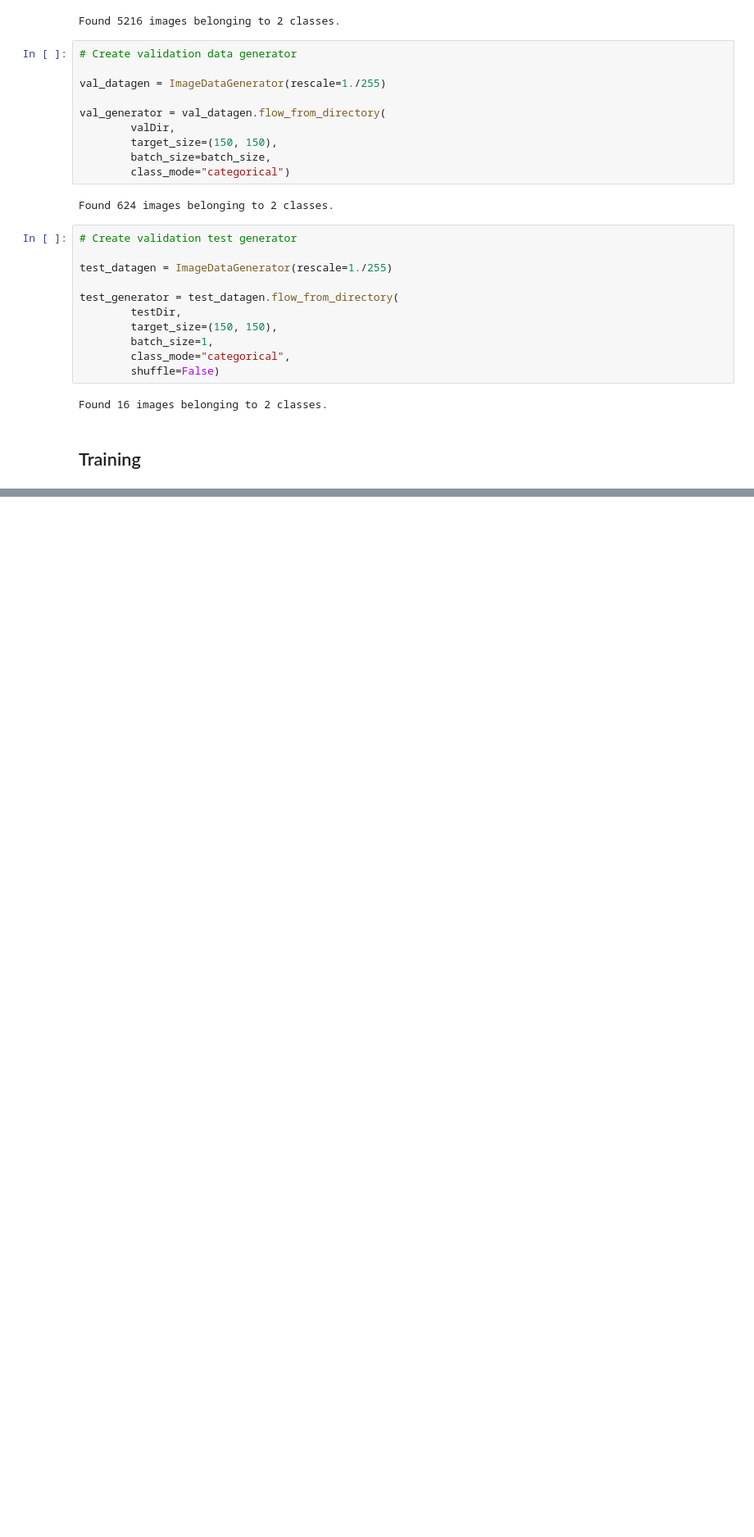
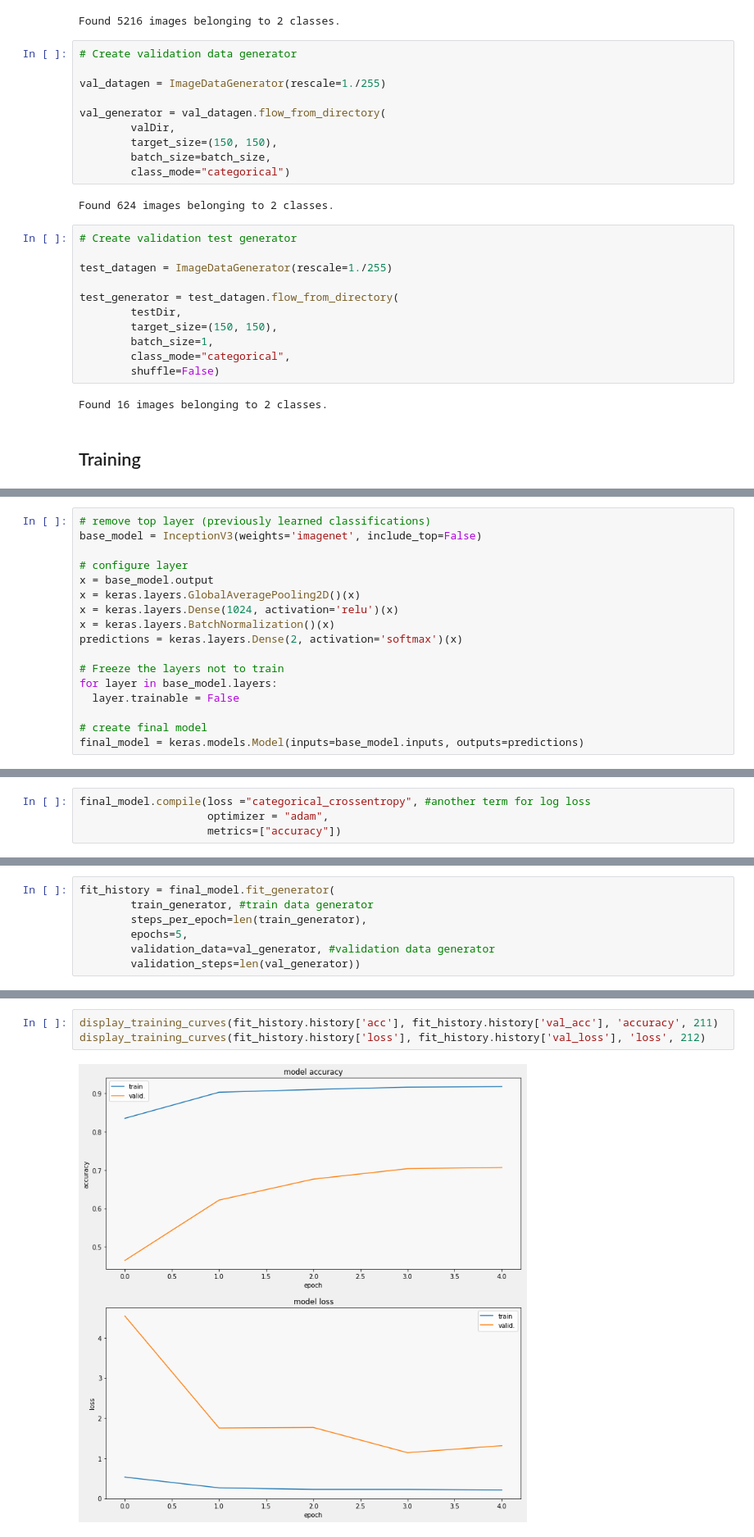
Before and after one commit to SleepingFox88/Medical-Image-classifier, a Jupyter notebook: Medical_Image_classifier.ipynb, the cells around one changed output, grey strips where cells are left out. Shown at 82% size. Saved outputs shown, nothing was run; the diff lists cells and outputs as text; blank space fills up the shorter version.

Commit message:
Trained model and display accuracy results

```diff
--- a/Medical_Image_classifier.ipynb
+++ b/Medical_Image_classifier.ipynb
@@ -279,0 +281,17 @@ Found 16 images belonging to 2 classes.
+# %%
+# remove top layer (previously learned classifications)
+base_model = InceptionV3(weights='imagenet', include_top=False)
+
+# configure layer
+x = base_model.output
+x = keras.layers.GlobalAveragePooling2D()(x)
+x = keras.layers.Dense(1024, activation='relu')(x)
+x = keras.layers.BatchNormalization()(x)
+predictions = keras.layers.Dense(2, activation='softmax')(x)
+
+# Freeze the layers not to train
+for layer in base_model.layers:
+  layer.trainable = False
+
+# create final model
+final_model = keras.models.Model(inputs=base_model.inputs, outputs=predictions)
@@ -279,0 +300,4 @@ Found 16 images belonging to 2 classes.
+# %%
+final_model.compile(loss ="categorical_crossentropy", #another term for log loss
+                    optimizer = "adam",
+                    metrics=["accuracy"])
@@ -279,0 +308,7 @@ Found 16 images belonging to 2 classes.
+# %%
+fit_history = final_model.fit_generator(
+        train_generator, #train data generator
+        steps_per_epoch=len(train_generator),
+        epochs=5,
+        validation_data=val_generator, #validation data generator
+        validation_steps=len(val_generator))
@@ -279,0 +331,5 @@ Found 16 images belonging to 2 classes.
+# %%
+display_training_curves(fit_history.history['acc'], fit_history.history['val_acc'], 'accuracy', 211)
+display_training_curves(fit_history.history['loss'], fit_history.history['val_loss'], 'loss', 212)
+# %% [output]
+[figure, added]
```
Also changed, not shown: parts of 8 cells of this notebook.
